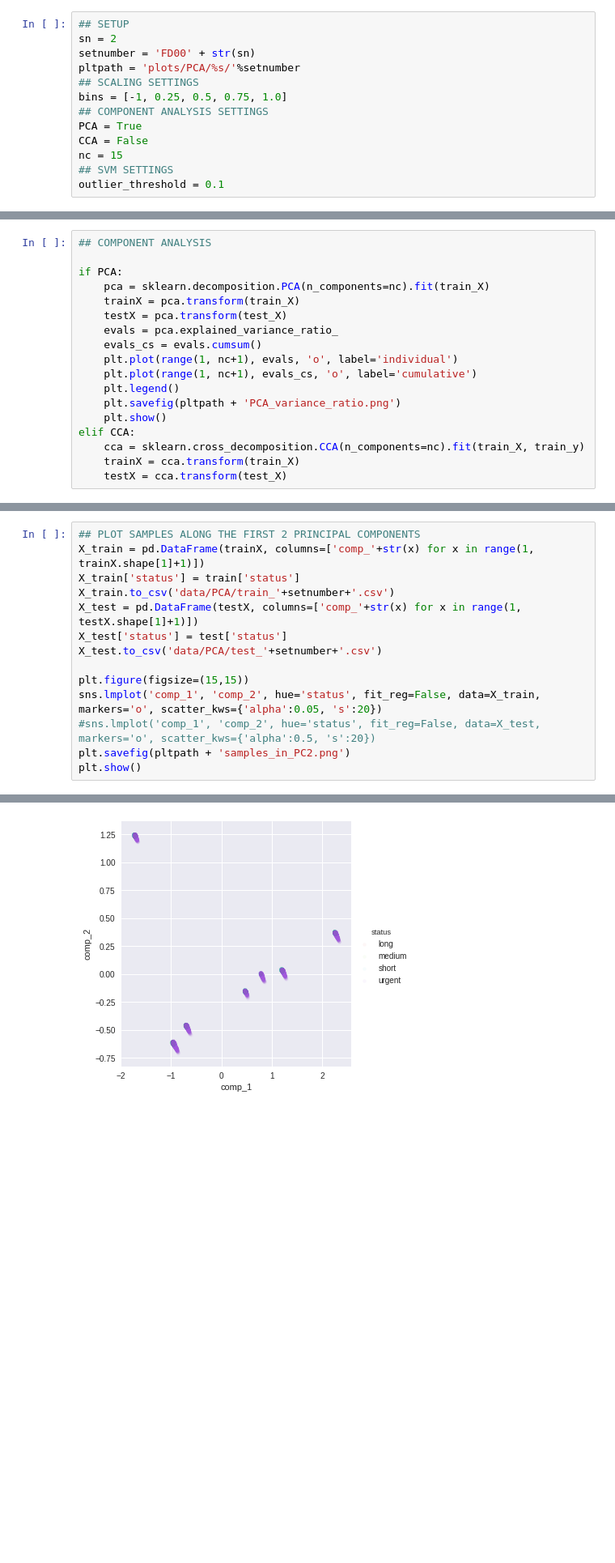
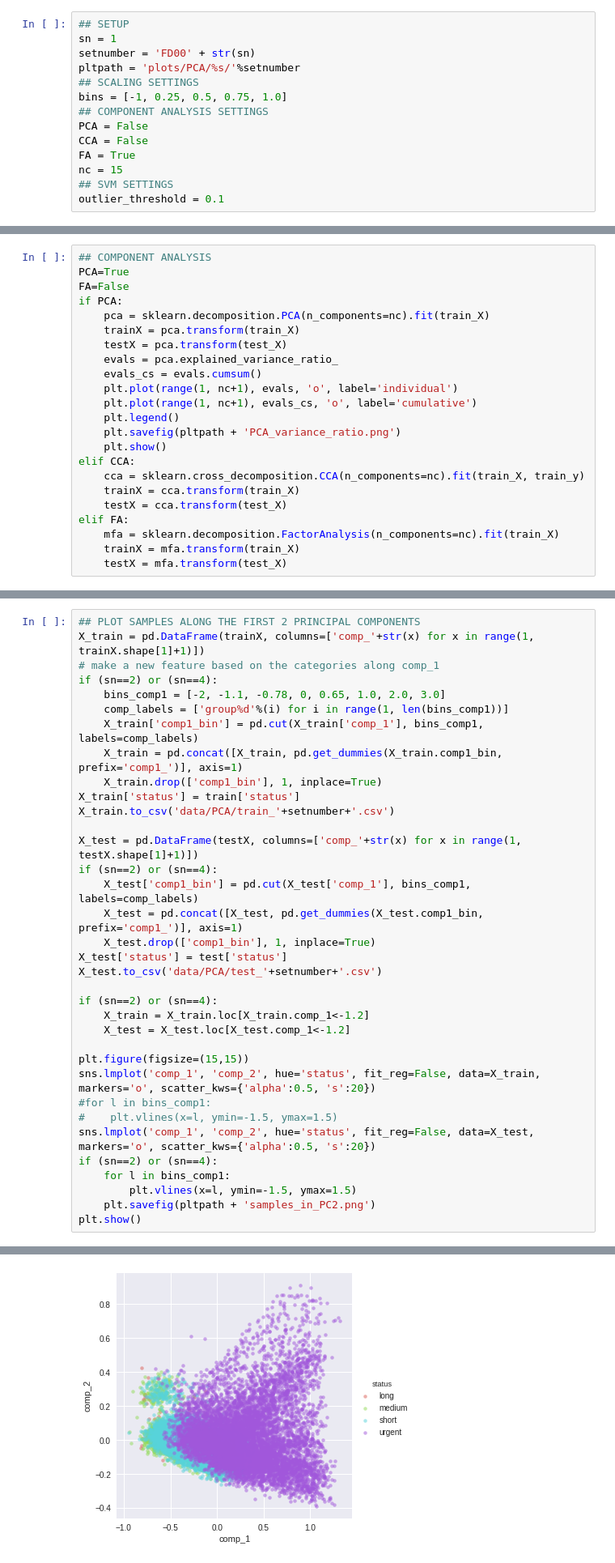
Before and after one commit to asadisaghar/PdM-C-MAPSS, a Jupyter notebook: play/PCA.ipynb, the cells around one changed output, grey strips where cells are left out. Shown at 81% size. Saved outputs shown, nothing was run; the diff lists cells and outputs as text; blank space fills up the shorter version.

```diff
--- a/play/PCA.ipynb
+++ b/play/PCA.ipynb
@@ -11,14 +11,15 @@ current_palette_4 = sns.color_palette("hls", 4)
 sns.set_palette(current_palette_4)
 # %%
 ## SETUP
-sn = 2
+sn = 1
 setnumber = 'FD00' + str(sn)
 pltpath = 'plots/PCA/%s/'%setnumber
 ## SCALING SETTINGS
 bins = [-1, 0.25, 0.5, 0.75, 1.0]
 ## COMPONENT ANALYSIS SETTINGS
-PCA = True
+PCA = False
 CCA = False
+FA = True
 nc = 15
 ## SVM SETTINGS
 outlier_threshold = 0.1
@@ -126,7 +125,8 @@ test_X = test.values[:,2:-2]
 test_y = test.values[:,-2]
 # %%
 ## COMPONENT ANALYSIS
-
+PCA=True
+FA=False
 if PCA:
     pca = sklearn.decomposition.PCA(n_components=nc).fit(train_X)
     trainX = pca.transform(train_X)
@@ -142,4 +142,8 @@ elif CCA:
     cca = sklearn.cross_decomposition.CCA(n_components=nc).fit(train_X, train_y)
     trainX = cca.transform(train_X)
     testX = cca.transform(test_X)
+elif FA:
+    mfa = sklearn.decomposition.FactorAnalysis(n_components=nc).fit(train_X)
+    trainX = mfa.transform(train_X)
+    testX = mfa.transform(test_X)
 # %% [output]
@@ -147,17 +151,38 @@ elif CCA:
 # %%
 ## PLOT SAMPLES ALONG THE FIRST 2 PRINCIPAL COMPONENTS
 X_train = pd.DataFrame(trainX, columns=['comp_'+str(x) for x in range(1, trainX.shape[1]+1)])
+# make a new feature based on the categories along comp_1
+if (sn==2) or (sn==4):
+    bins_comp1 = [-2, -1.1, -0.78, 0, 0.65, 1.0, 2.0, 3.0]
+    comp_labels = ['group%d'%(i) for i in range(1, len(bins_comp1))]
+    X_train['comp1_bin'] = pd.cut(X_train['comp_1'], bins_comp1, labels=comp_labels)
+    X_train = pd.concat([X_train, pd.get_dummies(X_train.comp1_bin, prefix='comp1_')], axis=1)
+    X_train.drop(['comp1_bin'], 1, inplace=True)
 X_train['status'] = train['status']
 X_train.to_csv('data/PCA/train_'+setnumber+'.csv')
+
 X_test = pd.DataFrame(testX, columns=['comp_'+str(x) for x in range(1, testX.shape[1]+1)])
+if (sn==2) or (sn==4):
+    X_test['comp1_bin'] = pd.cut(X_test['comp_1'], bins_comp1, labels=comp_labels)
+    X_test = pd.concat([X_test, pd.get_dummies(X_test.comp1_bin, prefix='comp1_')], axis=1)
+    X_test.drop(['comp1_bin'], 1, inplace=True)
 X_test['status'] = test['status']
 X_test.to_csv('data/PCA/test_'+setnumber+'.csv')
 
+if (sn==2) or (sn==4):
+    X_train = X_train.loc[X_train.comp_1<-1.2]
+    X_test = X_test.loc[X_test.comp_1<-1.2]
+
 plt.figure(figsize=(15,15))
-sns.lmplot('comp_1', 'comp_2', hue='status', fit_reg=False, data=X_train, markers='o', scatter_kws={'alpha':0.05, 's':20})
-#sns.lmplot('comp_1', 'comp_2', hue='status', fit_reg=False, data=X_test, markers='o', scatter_kws={'alpha':0.5, 's':20})
-plt.savefig(pltpath + 'samples_in_PC2.png')
+sns.lmplot('comp_1', 'comp_2', hue='status', fit_reg=False, data=X_train, markers='o', scatter_kws={'alpha':0.5, 's':20})
+#for l in bins_comp1:
+#    plt.vlines(x=l, ymin=-1.5, ymax=1.5)
+sns.lmplot('comp_1', 'comp_2', hue='status', fit_reg=False, data=X_test, markers='o', scatter_kws={'alpha':0.5, 's':20})
+if (sn==2) or (sn==4):
+    for l in bins_comp1:
+        plt.vlines(x=l, ymin=-1.5, ymax=1.5)
+    plt.savefig(pltpath + 'samples_in_PC2.png')
 plt.show()
 # %% [output]
 <matplotlib.figure.Figure at 0x...>
-[figure, old version]
+[figure, new version]
```
Also changed, not shown: parts of 19 cells of this notebook, 35 other files.
